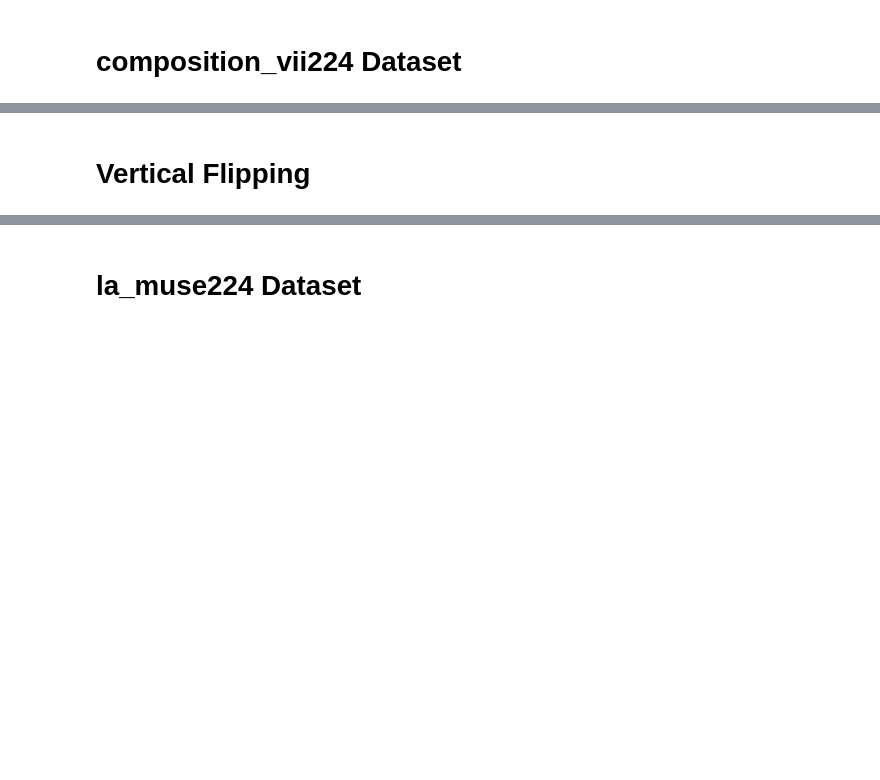
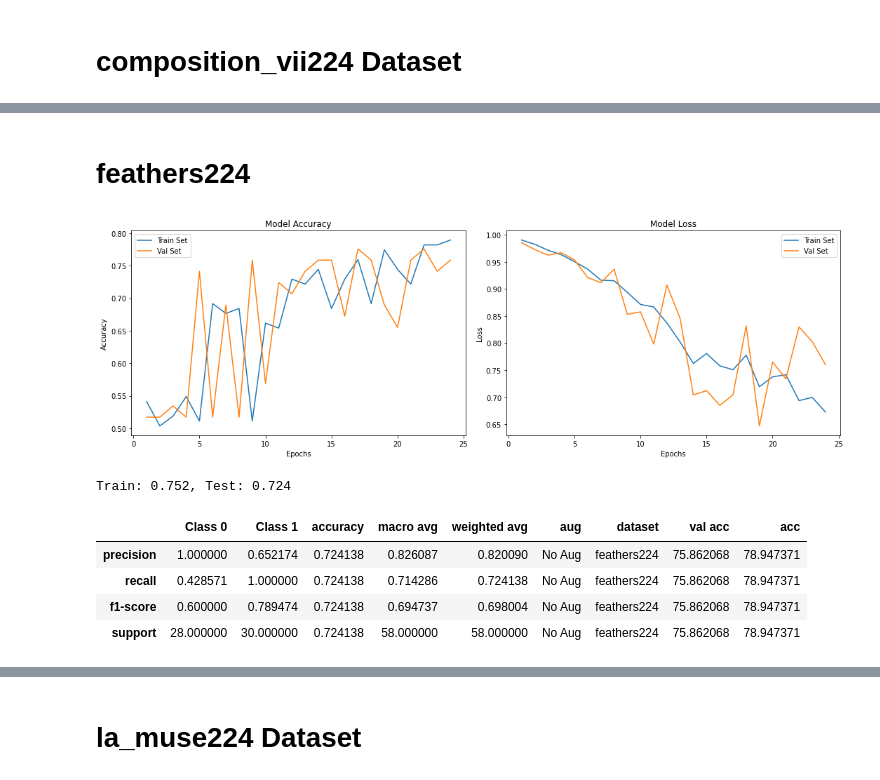
Before and after one commit to shikarRajcomar-Engineer/Ensemble, a Jupyter notebook: Advanced_Augmentation.ipynb, the cells around one changed output, grey strips where cells are left out. Cells and saved outputs as stored; diff of their text form; code cells hidden in the pictures; blank space fills up the shorter version.

```diff
--- a/Advanced_Augmentation.ipynb
+++ b/Advanced_Augmentation.ipynb
@@ -3122,5 +3227,5 @@ keras.backend.clear_session()
-# %% [markdown]
-# Vertical Flipping
+# %% [markdown]
+# feathers224
 # %%
 from numpy.random import seed
 seed(2)
@@ -3315,34 +3420,42 @@ plt.title('Model Accuracy')
 plt.subplot(1, 2, 2)
 plt.plot(epochs_range, loss, label='Train Set')
 plt.plot(epochs_range, val_loss, label='Val Set')
 plt.legend(loc="best")
 plt.xlabel('Epochs')
 plt.ylabel('Loss')
 plt.title('Model Loss')
 plt.tight_layout()
 plt.show()
 
 _, train_acc = model.evaluate(x_train, y_train, verbose=0)
 _, test_acc = model.evaluate(x_test, y_testing, verbose=0)
 print('Train: %.3f, Test: %.3f' % (train_acc, test_acc))
 
 his_df=pd.DataFrame(history.history)
 
 predicted_classes = model.predict(x_test)
 predicted_classes = np.argmax(np.round(predicted_classes),axis=1)
 
 
 target_names = ["Class {}".format(i) for i in range(num_classes)]
 report_dict=classification_report(y_testing, predicted_classes, target_names=target_names,output_dict=True)
 df=pd.DataFrame(report_dict)
 df['aug']=['No Aug','No Aug','No Aug','No Aug']
-df['dataset']=['Vflip224','Vflip224','Vflip224','Vflip224']
+df['dataset']=['feathers224','feathers224','feathers224','feathers224']
 df['val acc']=(history.history['val_accuracy'][-1])*100
 df['acc']=(history.history['accuracy'][-1])*100
 bResults=bResults.append(df)
 pd.set_option("display.max_rows", None, "display.max_columns", None)
 display(bResults)
 keras.backend.clear_session()
+# %% [output]
+[figure, added]
+Train: 0.752, Test: 0.724
+|  | Class 0 | Class 1 | accuracy | macro avg | weighted avg | aug | dataset | val acc | acc |
+| precision | 1.000000 | 0.652174 | 0.724138 | 0.826087 | 0.820090 | No Aug | feathers224 | 75.862068 | 78.947371 |
+| recall | 0.428571 | 1.000000 | 0.724138 | 0.714286 | 0.724138 | No Aug | feathers224 | 75.862068 | 78.947371 |
+| f1-score | 0.600000 | 0.789474 | 0.724138 | 0.694737 | 0.698004 | No Aug | feathers224 | 75.862068 | 78.947371 |
+| support | 28.000000 | 30.000000 | 0.724138 | 58.000000 | 58.000000 | No Aug | feathers224 | 75.862068 | 78.947371 |
 # %%
 from numpy.random import seed
 seed(2)
```
Also changed, not shown: parts of 50 cells of this notebook.
